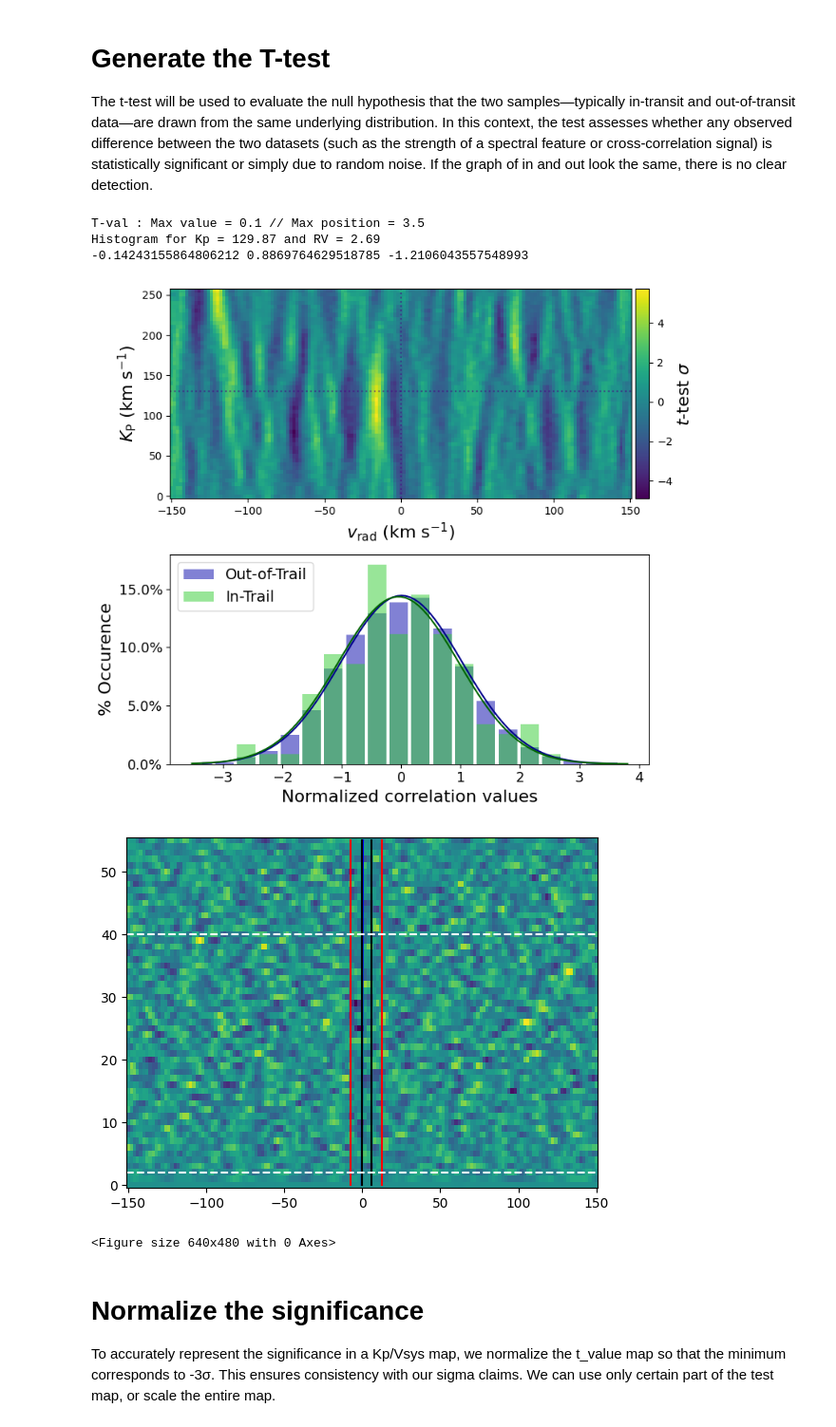
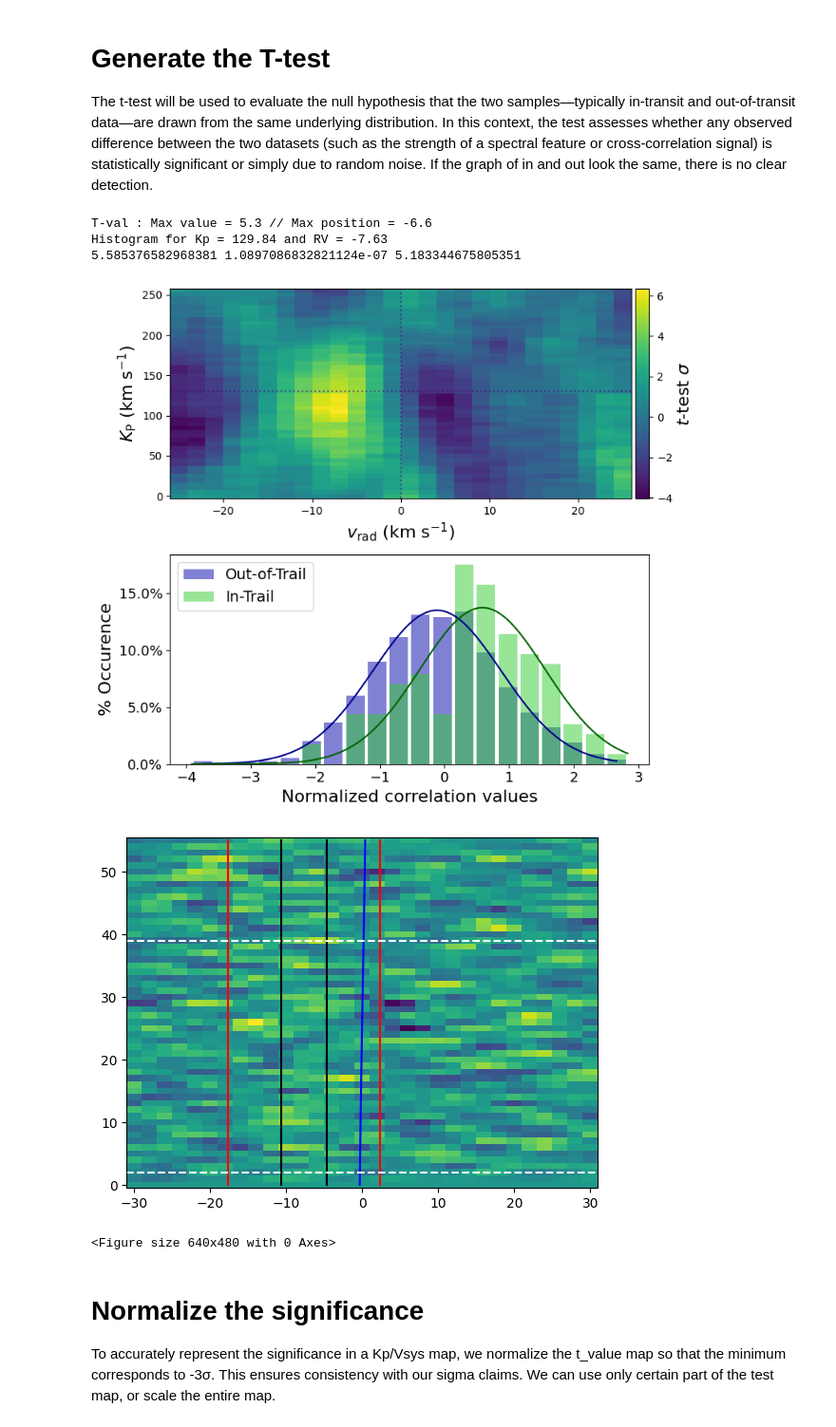
Before and after one commit to georgiamraz/starships_container, a Jupyter notebook: Notebooks/Answer_key_Cross_Correlation.ipynb, the cells around one changed output. Shown at 95% size. Drawn from its saved outputs; the diff is of its cells as text; code cells hidden in the pictures.

```diff
--- a/Notebooks/Answer_key_Cross_Correlation.ipynb
+++ b/Notebooks/Answer_key_Cross_Correlation.ipynb
@@ -127,10 +135,10 @@ WARNING: ColUnitsWarning: Units conflict for 'st_loggerr2' column. Converting 'c
 WARNING:astroquery:ColUnitsWarning: Units conflict for 'st_loggerr2' column. Converting 'cm / s2' to 'dex(cm / s2)'. Make sure units were properly converted.
 # %%
 #give a path to the files we reduced in the previous notebook, this is the same as your outdir in the previous notebook
-reduc_dir = '/home/jovyan/data/WASP-127b_container_TEST'
+reduc_dir = '/home/jovyan/Notebooks/WASP-127b_ExoSLAM_Workshop'
 # %%
 #list the file names you would like to use here
-filename_list = ['sequence_2-pc_mask_wings90']
+filename_list = ['sequence_2-pc_mask_wings90_data_trs_WASP127b_TR1']
 obs_list = []
 
 #this will run through all of the name and create an "obs_list"(a list of our observations)
@@ -184,6 +185,6 @@ kind_trans = 'transmission'
 # %%
 #where do you want the proucts stored?
-output_dir = '/home/jovyan/data/WASP-127b_container_TEST/'
+output_dir = '/home/jovyan/Notebooks/WASP-127b_ExoSLAM_Workshop/'
 
 print(output_dir)
 # %% [output]
@@ -345,17 +376,28 @@ Out-of-transit t-val = -0.93 / p-val 3.59e-01 / sig = 0.36
 
 The t-test will be used to evaluate the null hypothesis that the two samples—typically in-transit and out-of-transit data—are drawn from the same underlying distribution. In this context, the test assesses whether any observed difference between the two datasets (such as the strength of a spectral feature or cross-correlation signal) is statistically significant or simply due to random noise. If the graph of in and out look the same, there is no clear detection.
 # %%
-# Generate the ttest map
-#try changing the parameters here
-ccf_obj.ttest_map(all_obs[(n_pc, mask_wings)], kind='logl', vrp=np.zeros_like(obs.vrp), orders=order_indices,
-                  kp0=0, RV_limit=150, kp_step=5, rv_step=2, RV=None, speed_limit=3, equal_var=False
-                  )
+# === Generate the t-test map using the CCF object ===
+
+# Parameters can be adjusted here to refine the map calculation
+ccf_obj.ttest_map(
+    all_obs[(n_pc, mask_wings)],      # Observation object for selected PCA and mask wings
+    kind='logl',                      # Use log-likelihood method for t-test
+    vrp=np.zeros_like(obs.vrp),       # Velocity residual profile (set to zero array here)
+    orders=order_indices,             # Spectral orders to include in the analysis
+    kp0=0,                           # Initial Kp value to start search (km/s)
+    RV_limit=25,                    # Radial velocity limit (km/s)
+    kp_step=5,                      # Step size for Kp grid (km/s)
+    rv_step=2,                      # Step size for RV grid (km/s)
+    RV=None,                        # Optional RV shift parameter
+    speed_limit=3,                  # Speed limit (km/s) for smoothing or constraints
+    equal_var=False                 # Assume unequal variance in t-test
+)
 # %% [output]
-T-val : Max value = 0.1 // Max position = 3.5
-Histogram for Kp = 129.87 and RV = 2.69
--0.14243155864806212 0.8869764629518785 -1.2106043557548993
+T-val : Max value = 5.3 // Max position = -6.6
+Histogram for Kp = 129.84 and RV = -7.63
+5.585376582968381 1.0897086832821124e-07 5.183344675805351
-[figure, old version]
+[figure, new version]
-[figure, old version]
+[figure, new version]
 <Figure size 640x480 with 0 Axes>
 # %% [markdown]
 # Normalize the significance
```
Also changed, not shown: parts of 17 cells of this notebook, 8 other files.
